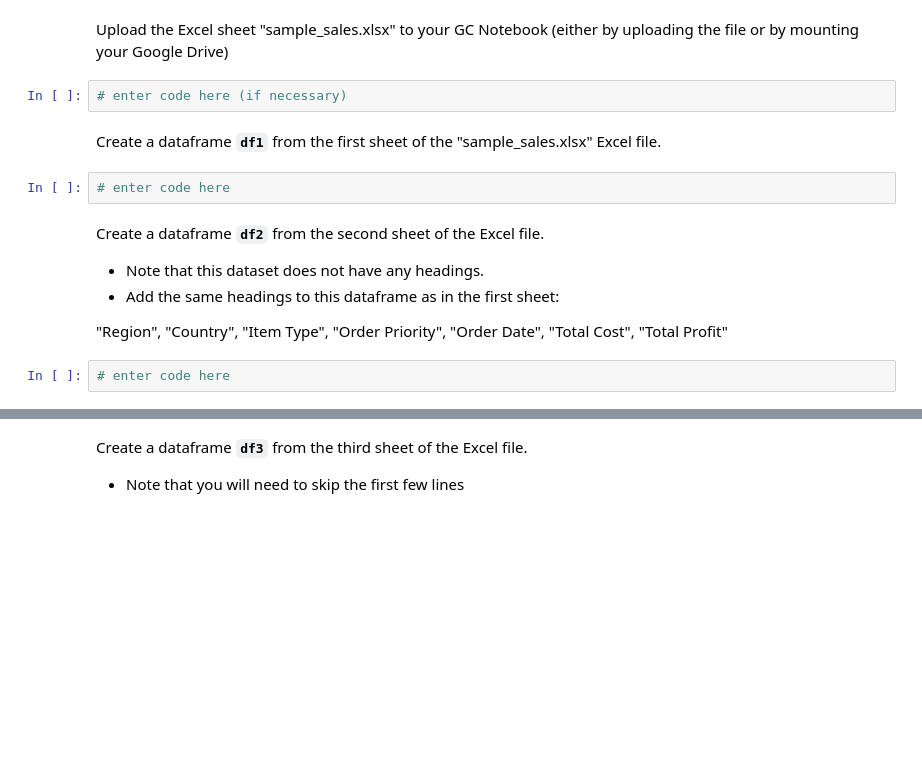
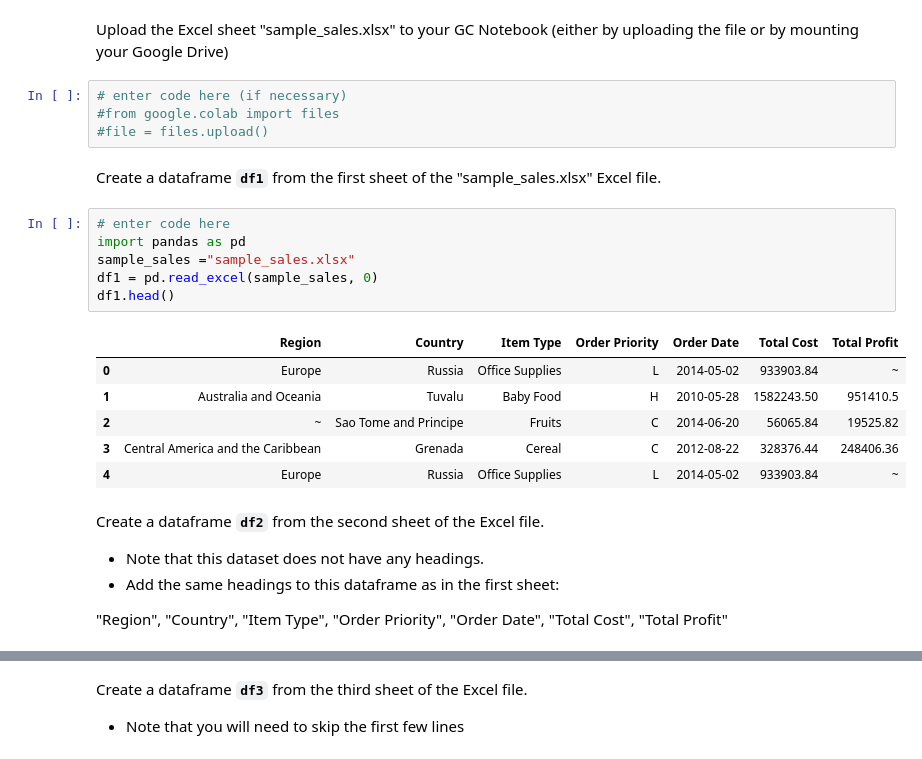
Before and after one commit to BonganeNobela/data-science-, a Jupyter notebook: DIRISA Training Content/Day 1/Pandas_DataFrame_Practical_empty.ipynb, the cells around one changed output, grey strips where cells are left out. Cells and saved outputs as stored; diff of their text form; blank space fills up the shorter version.

```diff
--- a/DIRISA Training Content/Day 1/Pandas_DataFrame_Practical_empty.ipynb
+++ b/DIRISA Training Content/Day 1/Pandas_DataFrame_Practical_empty.ipynb
@@ -6,15 +6,26 @@ italicized text## CSV / Excel sheet --> DataFrame
 Upload the Excel sheet "sample_sales.xlsx" to your GC Notebook (either by uploading the file or by mounting your Google Drive)
 # %%
 # enter code here (if necessary)
+#from google.colab import files
+#file = files.upload()
 # %% [markdown]
 Create a dataframe **`df1`** from the first sheet of the "sample_sales.xlsx" Excel file.
-# %%
-# enter code here
+# %%
+# enter code here
+import pandas as pd
+sample_sales ="sample_sales.xlsx"
+df1 = pd.read_excel(sample_sales, 0)
+df1.head()
+# %% [output]
+|  | Region | Country | Item Type | Order Priority | Order Date | Total Cost | Total Profit |
+| 0 | Europe | Russia | Office Supplies | L | 2014-05-02 | 933903.84 | ~ |
+| 1 | Australia and Oceania | Tuvalu | Baby Food | H | 2010-05-28 | 1582243.50 | 951410.5 |
+| 2 | ~ | Sao Tome and Principe | Fruits | C | 2014-06-20 | 56065.84 | 19525.82 |
+| 3 | Central America and the Caribbean | Grenada | Cereal | C | 2012-08-22 | 328376.44 | 248406.36 |
+| 4 | Europe | Russia | Office Supplies | L | 2014-05-02 | 933903.84 | ~ |
 # %% [markdown]
 Create a dataframe **`df2`** from the second sheet of the Excel file.
 * Note that this dataset does not have any headings.
 * Add the same headings to this dataframe as in the first sheet:
 
 "Region", "Country", "Item Type", "Order Priority", "Order Date", "Total Cost", "Total Profit"
-# %%
-# enter code here
```
Also changed, not shown: parts of 24 cells of this notebook, 1 other file.
